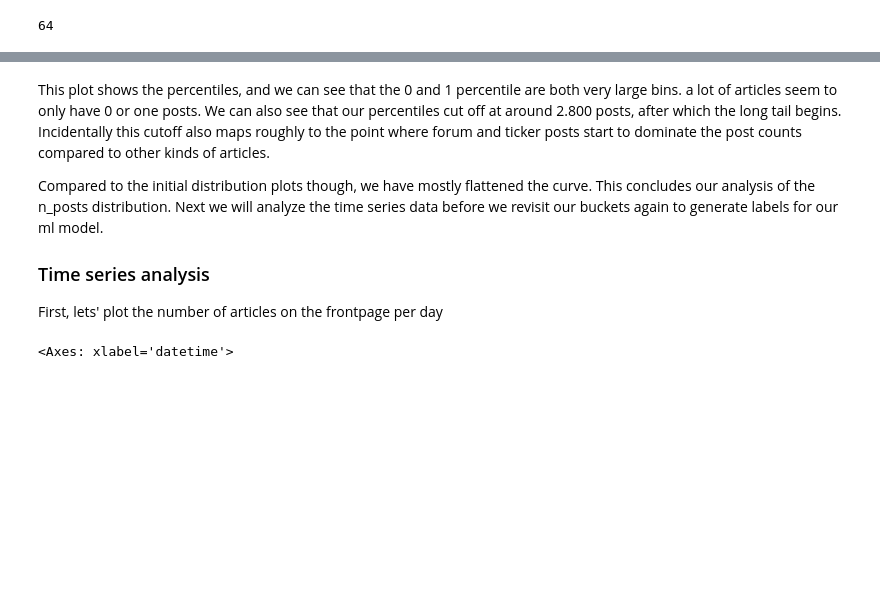
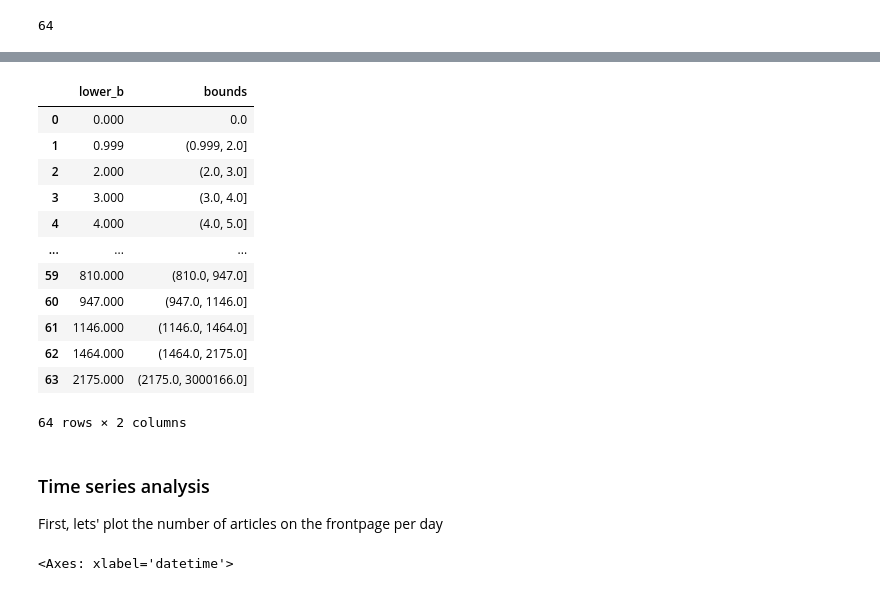
Before and after one commit to pastra98/AI_Lab, a Jupyter notebook: assignment/ml_analysis.ipynb, the cells around one changed output, grey strips where cells are left out. Saved outputs shown, nothing was run; the diff lists cells and outputs as text; code cells hidden in the pictures; blank space fills up the shorter version.

```diff
--- a/assignment/ml_analysis.ipynb
+++ b/assignment/ml_analysis.ipynb
@@ -259,23 +254,34 @@ print(len(df['n_posts_percentile'].value_counts()))
 # %%
 target_map = pd.DataFrame({
     'lower_b': lower_bound[0].values,
     'bounds': df['n_posts_percentile'].value_counts().index
 })
 
 target_map.sort_values(by='lower_b', inplace=True)
 target_map.reset_index(drop=True, inplace=True)
 
 # Map 'n_posts_percentile' to 'bounds' and assign the index of the matching row to 'target'
 df['target'] = df['n_posts_percentile'].map(target_map.reset_index().set_index('bounds')['index'])
 # save the target map
 target_map.to_csv('./data/target_map.csv', index=False)
+target_map
+# %% [output]
+|  | lower_b | bounds |
+| 0 | 0.000 | 0.0 |
+| 1 | 0.999 | (0.999, 2.0] |
+| 2 | 2.000 | (2.0, 3.0] |
+| 3 | 3.000 | (3.0, 4.0] |
+| 4 | 4.000 | (4.0, 5.0] |
+| ... | ... | ... |
+| 59 | 810.000 | (810.0, 947.0] |
+| 60 | 947.000 | (947.0, 1146.0] |
+| 61 | 1146.000 | (1146.0, 1464.0] |
+| 62 | 1464.000 | (1464.0, 2175.0] |
+| 63 | 2175.000 | (2175.0, 3000166.0] |
+64 rows × 2 columns
-# %% [markdown]
- This plot shows the percentiles, and we can see that the 0 and 1 percentile are both very large bins. a lot of articles seem to only have 0 or one posts. We can also see that our percentiles cut off at around 2.800 posts, after which the long tail begins. Incidentally this cutoff also maps roughly to the point where forum and ticker posts start to dominate the post counts compared to other kinds of articles.
-
- Compared to the initial distribution plots though, we have mostly flattened the curve. This concludes our analysis of the n_posts distribution. Next we will analyze the time series data before we revisit our buckets again to generate labels for our ml model.
-
- ### Time series analysis
- First, lets' plot the number of articles on the frontpage per day
+# %% [markdown]
+ ### Time series analysis
+ First, lets' plot the number of articles on the frontpage per day
 # %%
 df.groupby(df['datetime'].dt.date).count()['title'].plot(figsize=(10, 6))
 # %% [output]
```
Also changed, not shown: parts of 17 cells of this notebook.
